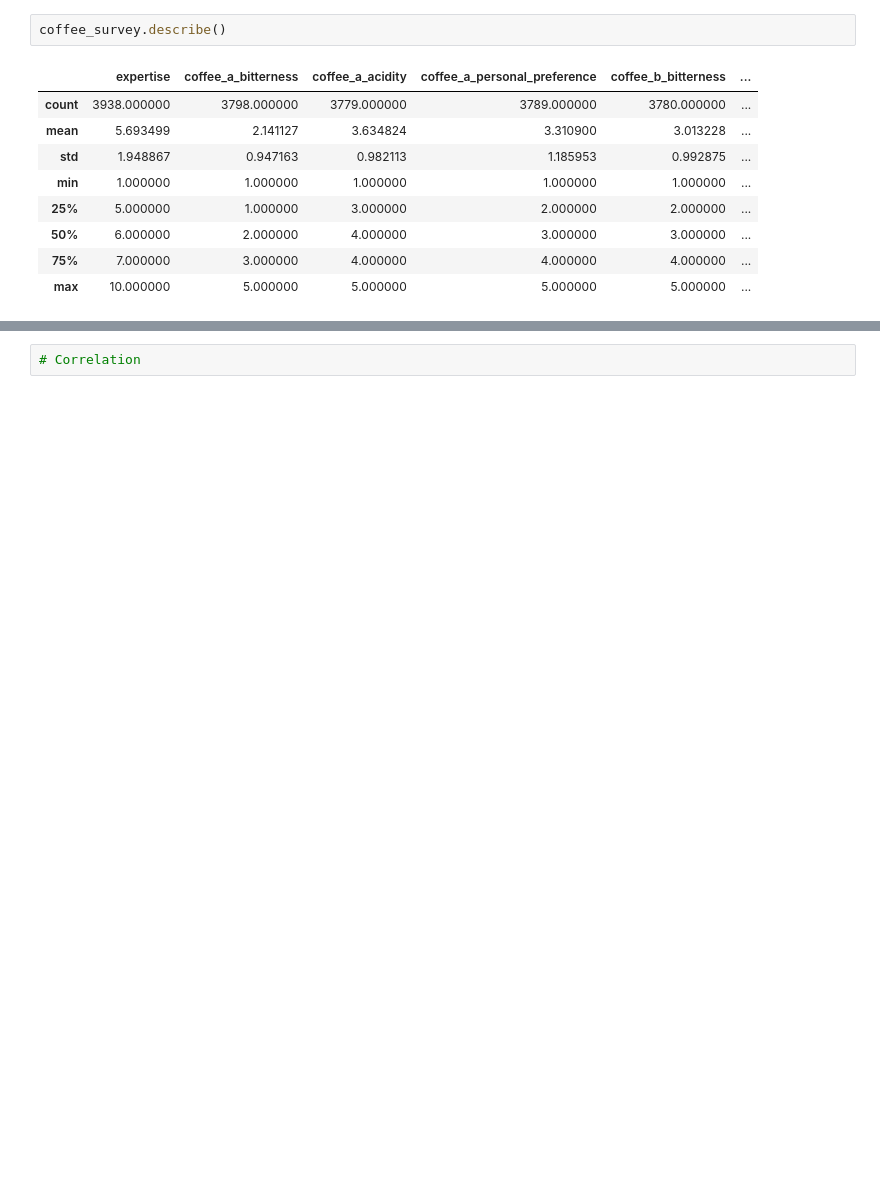
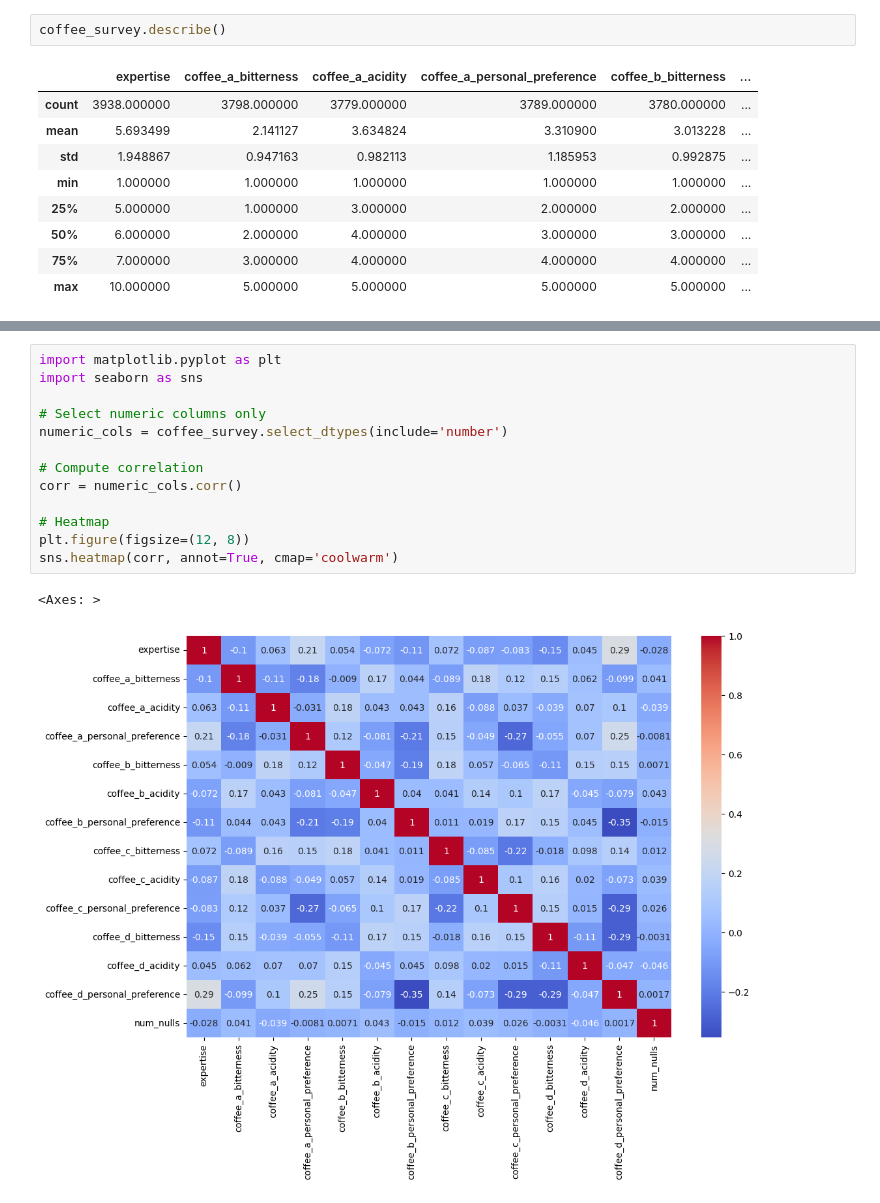
Before and after one commit to k10sj02/tidy-pydy-tuesday, a Jupyter notebook: 2024-05-14_coffee_taste_test/2024-05-14_coffee_taste_test.ipynb, the cells around one changed output, grey strips where cells are left out. Drawn from its saved outputs; the diff is of its cells as text; blank space fills up the shorter version.

Commit message:
Add correlation matrix plot and identify outliers in dataset

```diff
--- a/2024-05-14_coffee_taste_test/2024-05-14_coffee_taste_test.ipynb
+++ b/2024-05-14_coffee_taste_test/2024-05-14_coffee_taste_test.ipynb
@@ -171,2 +199,16 @@ coffee_survey.describe()
 # %%
-# Correlation
+import matplotlib.pyplot as plt
+import seaborn as sns
+
+# Select numeric columns only
+numeric_cols = coffee_survey.select_dtypes(include='number')
+
+# Compute correlation
+corr = numeric_cols.corr()
+
+# Heatmap
+plt.figure(figsize=(12, 8))
+sns.heatmap(corr, annot=True, cmap='coolwarm')
+# %% [output]
+<Axes: >
+[figure, added]
```
Also changed, not shown: parts of 3 cells of this notebook, 2 other files.
